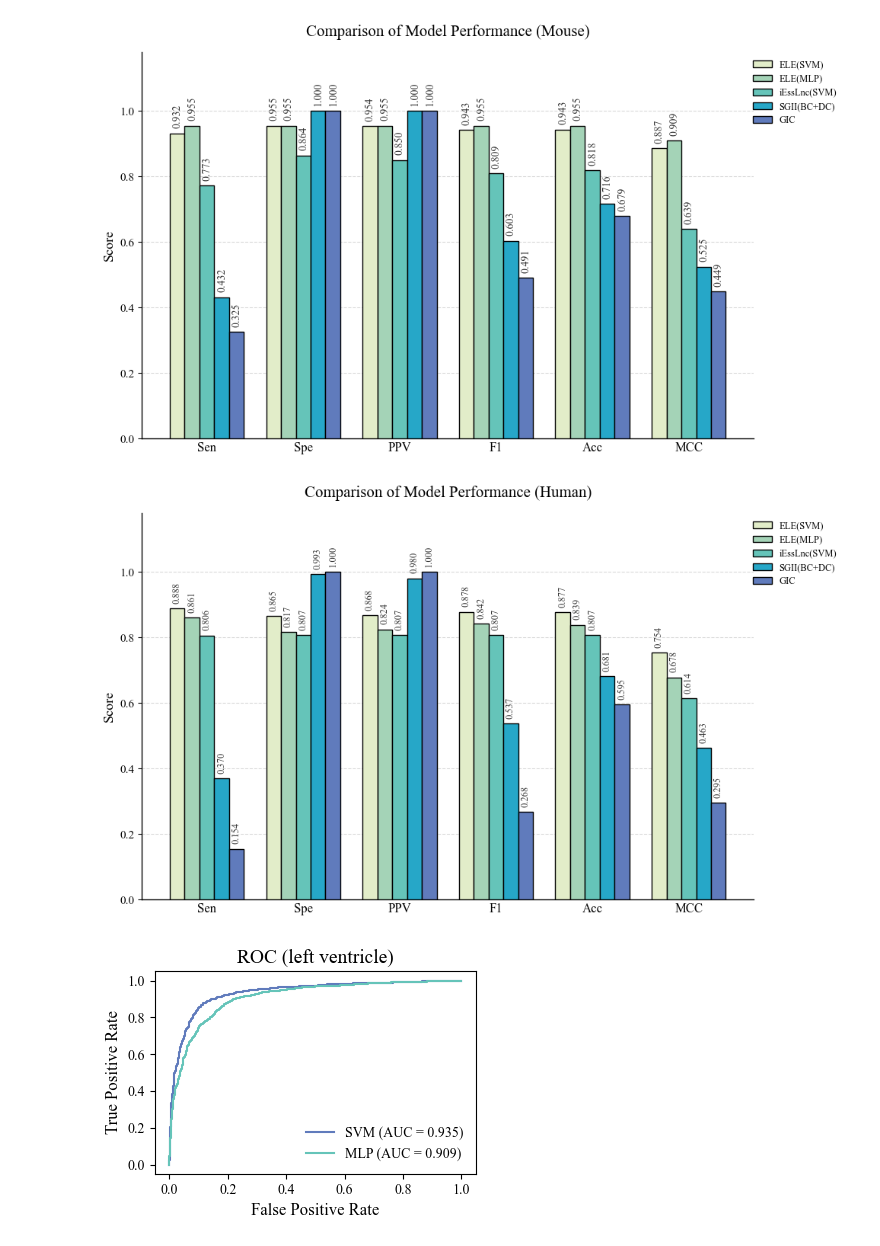
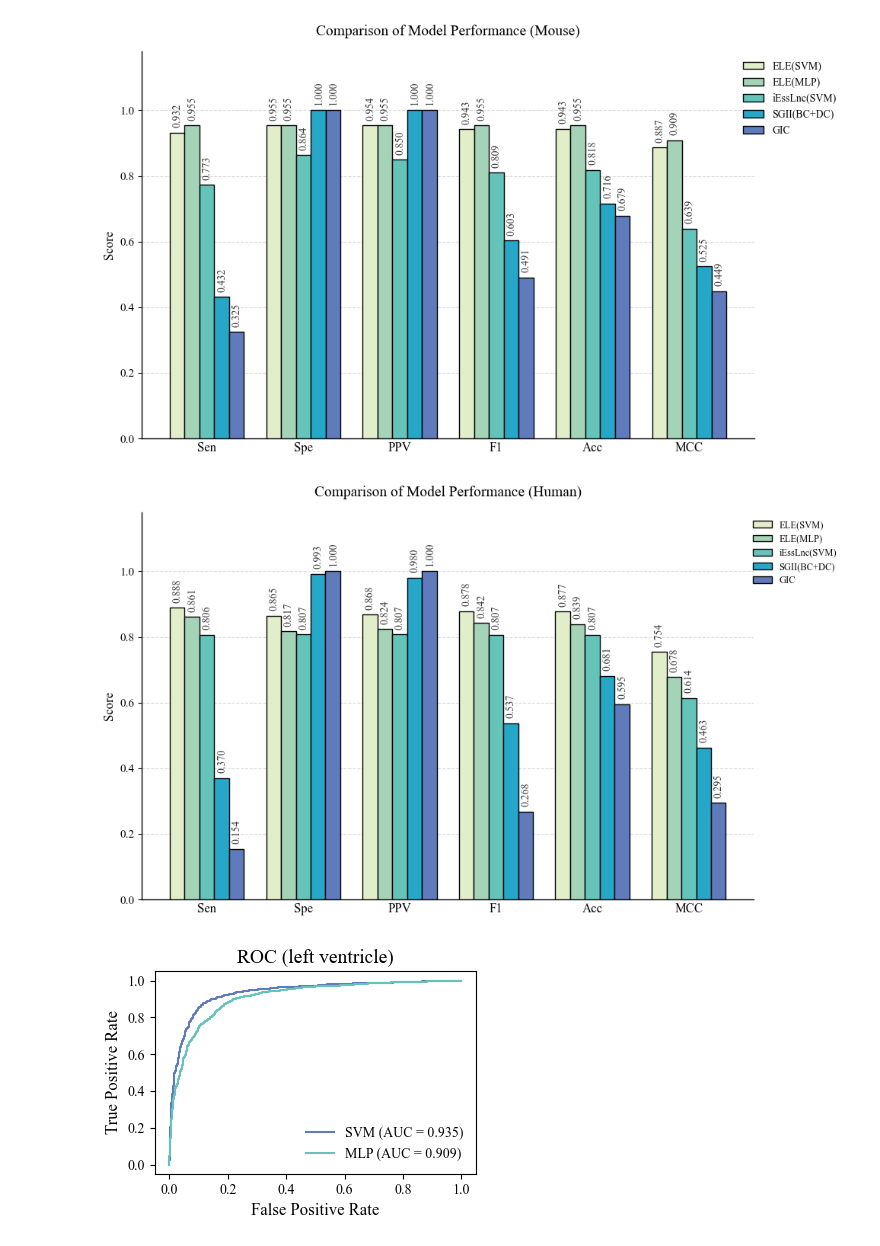
Before and after one commit to swt1024/ELGE, a Jupyter notebook: experiment/performance/plot.ipynb, the cells around one changed output. Cells and saved outputs as stored; diff of their text form; code cells hidden in the pictures.

```diff
--- a/experiment/performance/plot.ipynb
+++ b/experiment/performance/plot.ipynb
@@ -68,38 +68,38 @@ for i, model in enumerate(models):
 # === 6. Chart Beautification ===
 ax.spines['top'].set_visible(False)
 ax.spines['right'].set_visible(False)
 ax.spines['left'].set_linewidth(1)
 ax.spines['bottom'].set_linewidth(1)
 
 # Title and Labels
-ax.set_title('Comparison of Model Performance (Mouse)', fontsize=15, pad=15)
-ax.set_ylabel('Score', fontsize=13)
+ax.set_title('Comparison of Model Performance (Mouse)', fontsize=14, pad=15)
+ax.set_ylabel('Score', fontsize=12)
 
 # Axis adjustments
 ax.set_ylim(0, 1.18)
 ax.set_yticks(np.arange(0, 1.1, 0.2))
 ax.tick_params(axis='y', labelsize=11)
 
 # Center X-ticks
 ax.set_xticks(x + ((num_models - 1) / 2) * bar_width)
 ax.set_xticklabels(metrics, fontsize=12)
 ax.tick_params(axis='x', length=0)
 
 # Legend settings
 # Adjusted legend to fit the narrower layout
 ax.legend(
     loc='upper right',
     ncol=1,
-    fontsize=9,
+    fontsize=10,
     frameon=False,
     bbox_to_anchor=(1.15, 1) # Moved slightly closer to the plot
 )
 
 plt.tight_layout()
-plt.savefig("mouse/mouse_compare_compact.svg", dpi=300)
+plt.savefig("mouse/mouse_compare_compact.svg")
 plt.show()
 # %% [output]
-[figure, old version]
+[figure, new version]
 # %%
 import pandas as pd
 import matplotlib.pyplot as plt
@@ -161,7 +161,7 @@ for i, model in enumerate(models):
                 bar.get_x() + bar.get_width() / 2, height + 0.015,
                 f'{height:.3f}',
                 ha='center', va='bottom',
-                fontsize=9,
+                fontsize=10,
                 fontweight='normal',
                 rotation=90,
                 color='#333333',
@@ -174,8 +174,8 @@ ax.spines['left'].set_linewidth(1)
 ax.spines['bottom'].set_linewidth(1)
 
 # Title and Labels
-ax.set_title('Comparison of Model Performance (Human)', fontsize=15, pad=15)
-ax.set_ylabel('Score', fontsize=13)
+ax.set_title('Comparison of Model Performance (Human)', fontsize=14, pad=15)
+ax.set_ylabel('Score', fontsize=12)
 
 # Axis adjustments
 ax.set_ylim(0, 1.18)
@@ -198,10 +198,10 @@ ax.legend(
 )
 
 plt.tight_layout()
-plt.savefig("human/human_compare_compact.svg", dpi=300)
+plt.savefig("human/human_compare_compact.svg")
 plt.show()
 # %% [output]
-[figure, old version]
+[figure, new version]
 # %%
 # Human
 import pandas as pd
```
Also changed, not shown: 1 other file.
